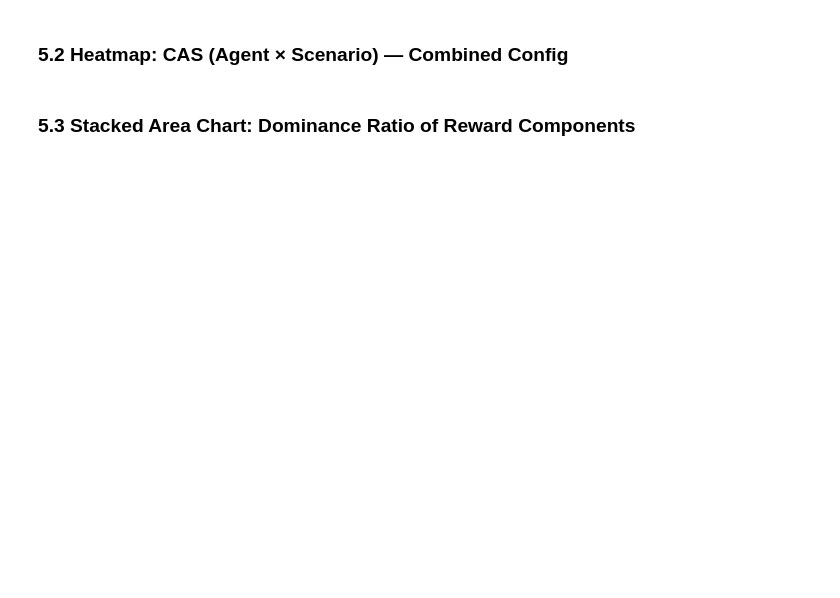
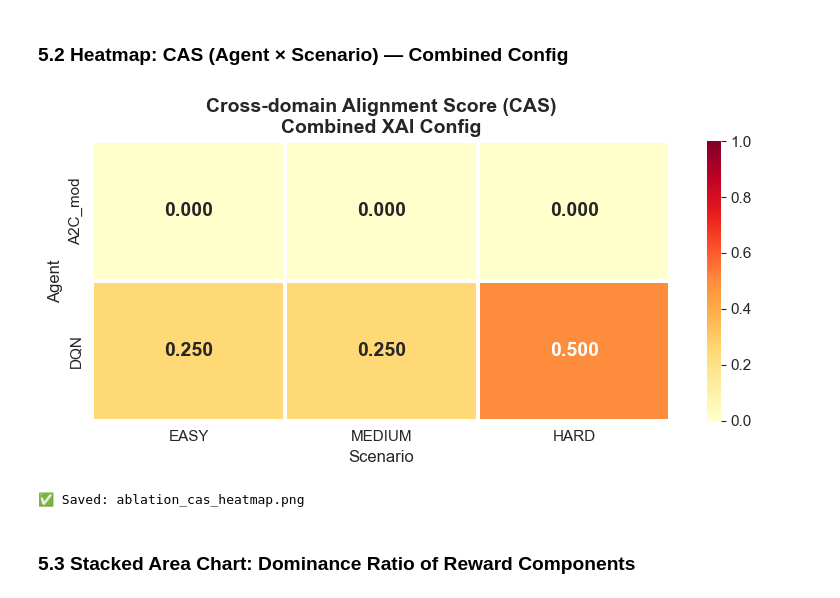
Before and after one commit to EgawaMasao/QLKHO-RL, a Jupyter notebook: ablation_study.ipynb, the cells around one changed output. Drawn from its saved outputs; the diff is of its cells as text; code cells hidden in the pictures; blank space fills up the shorter version.

```diff
--- a/ablation_study.ipynb
+++ b/ablation_study.ipynb
@@ -925,33 +1309,36 @@ print("✅ Saved: ablation_stability_vs_lambda.png")
 # %%
 # ============================================================
 # PLOT 2: CAS Heatmap — Agent × Scenario (Combined config)
 # ============================================================
-cas_data = df[(df['xai_config'] == 'Combined') & (df['CAS'].notna())]
+cas_data = df_ablation[(df_ablation['xai_config'] == 'Combined') & (df_ablation['CAS'].notna())]
 
 if not cas_data.empty:
     pivot_cas = cas_data.pivot_table(values='CAS',
                                       index='agent',
                                       columns='scenario',
                                       aggfunc='mean')
     # Reorder columns
     col_order = [c for c in ['EASY', 'MEDIUM', 'HARD'] if c in pivot_cas.columns]
     pivot_cas = pivot_cas[col_order]
 
     fig, ax = plt.subplots(figsize=(8, 4))
     sns.heatmap(pivot_cas, annot=True, fmt='.3f', cmap='YlOrRd',
                 vmin=0, vmax=1, linewidths=1.5, ax=ax,
                 annot_kws={'fontsize': 14, 'fontweight': 'bold'})
     ax.set_title('Cross-domain Alignment Score (CAS)\nCombined XAI Config',
                  fontsize=14, fontweight='bold')
     ax.set_ylabel('Agent', fontsize=12)
     ax.set_xlabel('Scenario', fontsize=12)
 
     plt.tight_layout()
     plt.savefig('ablation_cas_heatmap.png', dpi=150, bbox_inches='tight')
     plt.show()
     print("✅ Saved: ablation_cas_heatmap.png")
 else:
     print("⚠️ No CAS data available for Combined config")
+# %% [output]
+[figure, added]
+✅ Saved: ablation_cas_heatmap.png
 # %% [markdown]
 ### 5.3 Stacked Area Chart: Dominance Ratio of Reward Components
 # %%
```
Also changed, not shown: parts of 29 cells of this notebook, 13 other files.
